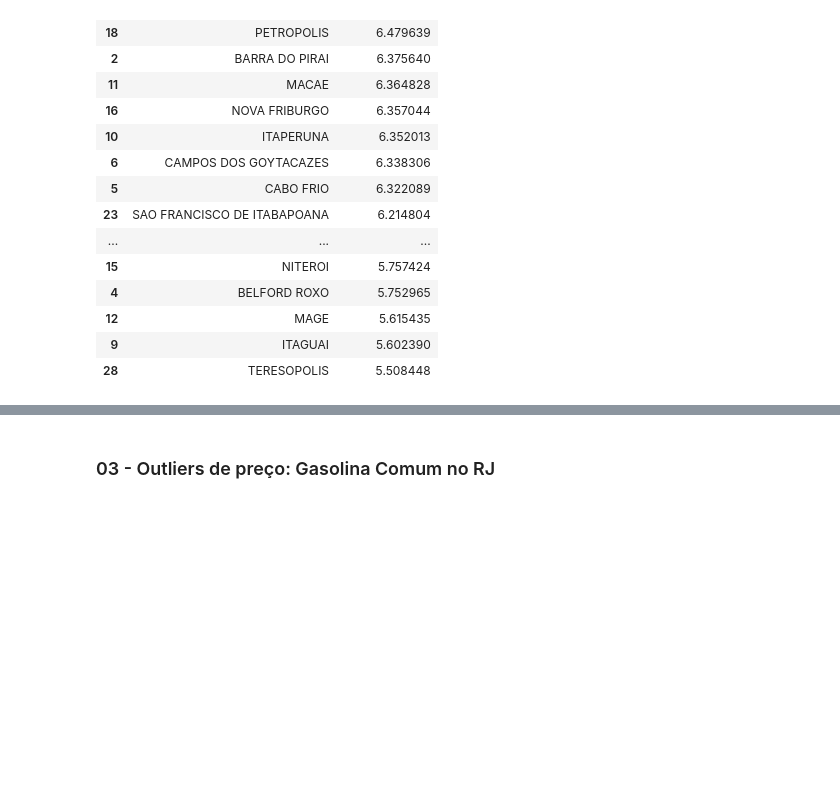
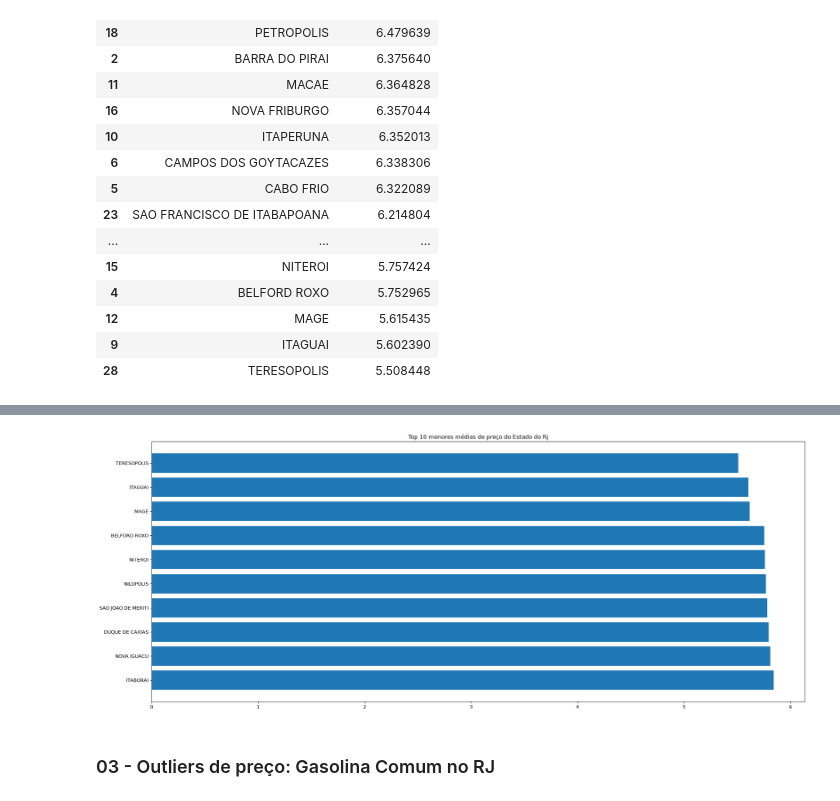
Before and after one commit to Vitorjsouza/UCII, a Jupyter notebook: projeto_combust.ipynb, the cells around one changed output, grey strips where cells are left out. Saved outputs shown, nothing was run; the diff lists cells and outputs as text; code cells hidden in the pictures; blank space fills up the shorter version.

```diff
--- a/projeto_combust.ipynb
+++ b/projeto_combust.ipynb
@@ -63,3 +97,10 @@ df_munic_gas_rj
+# %%
+plt.figure(figsize=(25,10))
+plt.barh(df_munic_gas_rj['Municipio'].tail(10), df_munic_gas_rj['Valor de Venda'].tail(10)) # .tail visualiza debaixo pra cima
+plt.title('Top 10 menores médias de preço do Estado do Rj')
+plt.show()
+# %% [output]
+[figure, added]
 # %% [markdown]
 ### 03 - Outliers de preço: Gasolina Comum no RJ
 # %%
```
Also changed, not shown: parts of 23 cells of this notebook, 2 other files.
